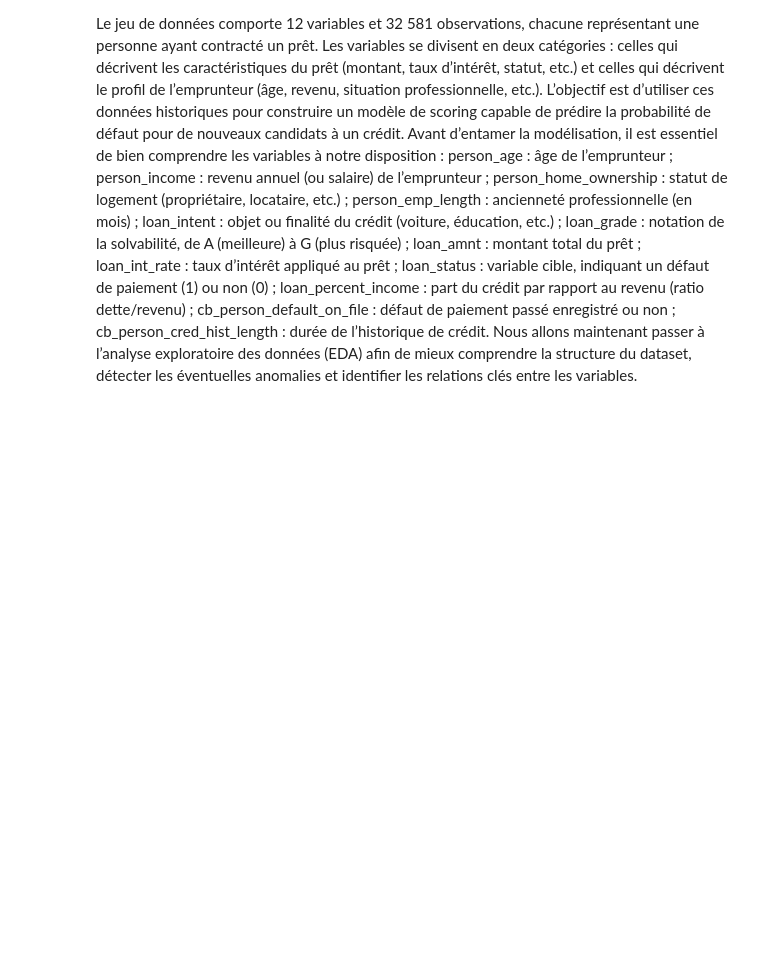
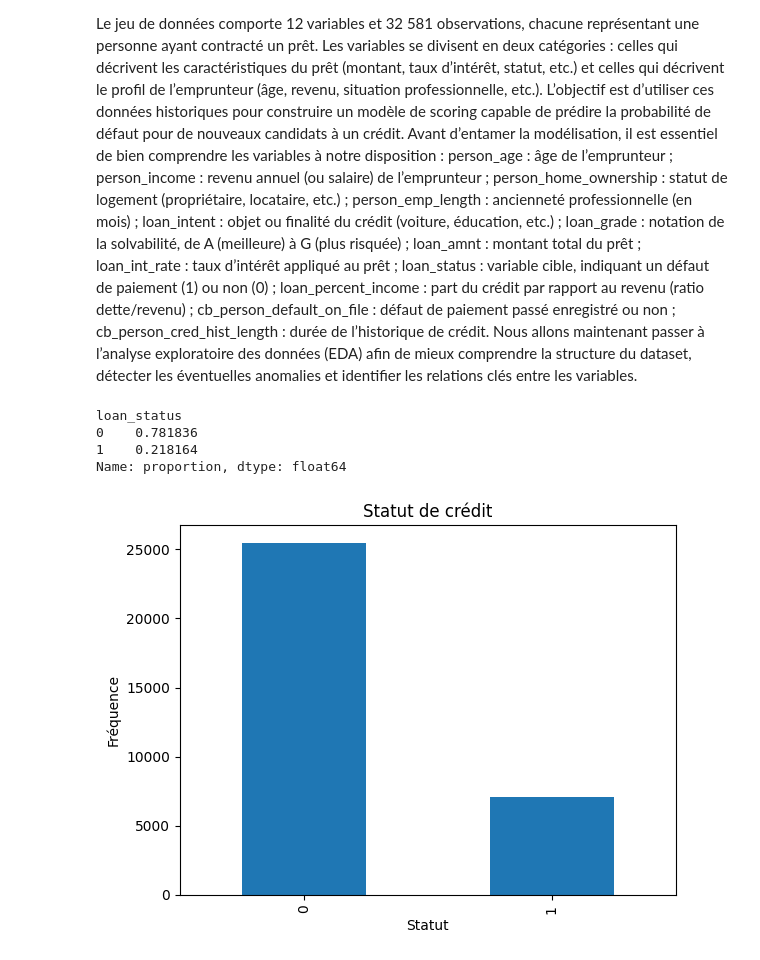
Before and after one commit to TanouDiallo/credit-risk-, a Jupyter notebook: credit risk.ipynb, the cells around one changed output. Drawn from its saved outputs; the diff is of its cells as text; code cells hidden in the pictures; blank space fills up the shorter version.

```diff
--- a/credit risk.ipynb
+++ b/credit risk.ipynb
@@ -86,3 +86,23 @@ loan_percent_income : part du crédit par rapport au revenu (ratio dette/revenu)
 cb_person_default_on_file : défaut de paiement passé enregistré ou non ;
 cb_person_cred_hist_length : durée de l’historique de crédit.
 Nous allons maintenant passer à l’analyse exploratoire des données (EDA) afin de mieux comprendre la structure du dataset, détecter les éventuelles anomalies et identifier les relations clés entre les variables.
+# %%
+# Transformation de la variable cible en variable catégorielle
+df['loan_status'] = df['loan_status'].astype('category')
+
+# Table de fréquence de la variable cible ('loan_status')
+freq_table = df['loan_status'].value_counts(normalize=True)
+print(freq_table)
+
+# Diagramme à barres de la variable 'loan_status'
+df['loan_status'].value_counts().plot(kind='bar')
+plt.title("Statut de crédit")
+plt.xlabel("Statut")
+plt.ylabel("Fréquence")
+plt.show()
+# %% [output]
+loan_status
+0    0.781836
+1    0.218164
+Name: proportion, dtype: float64
+[figure, added]
```
Also changed, not shown: parts of 1 cell of this notebook.
